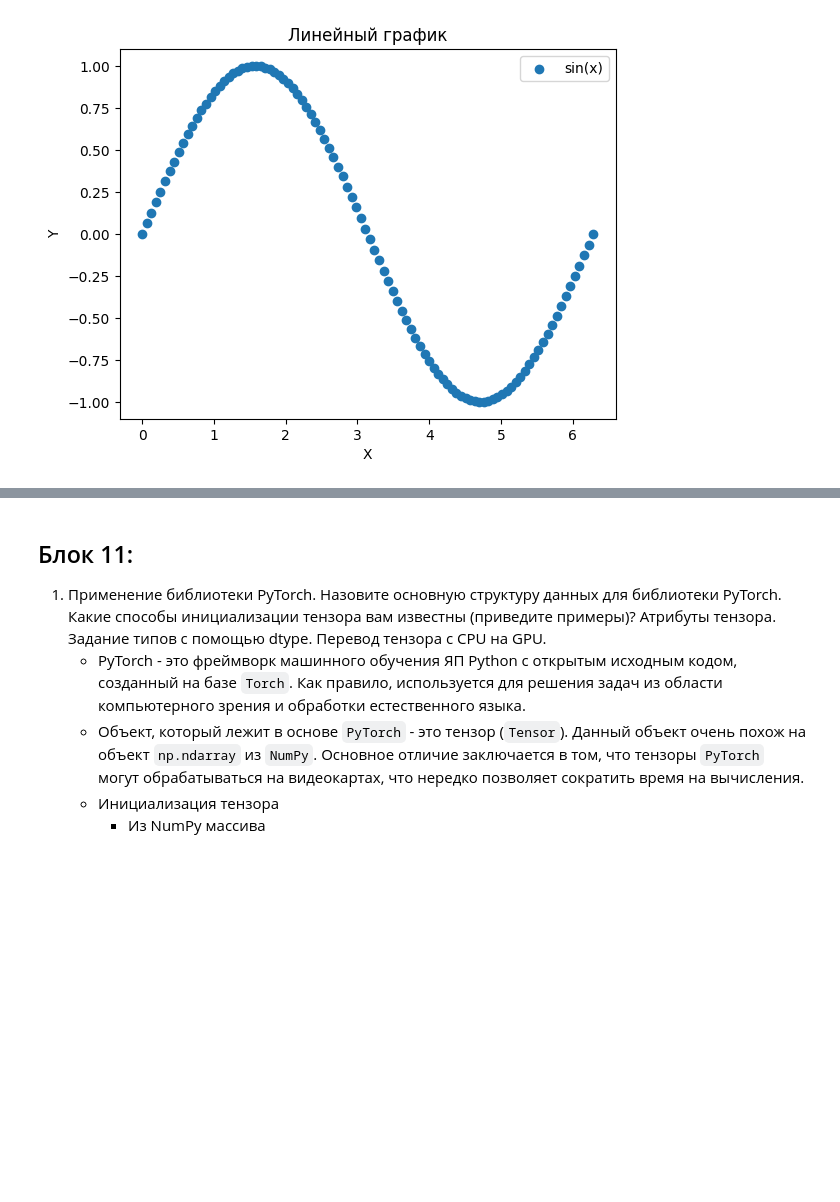
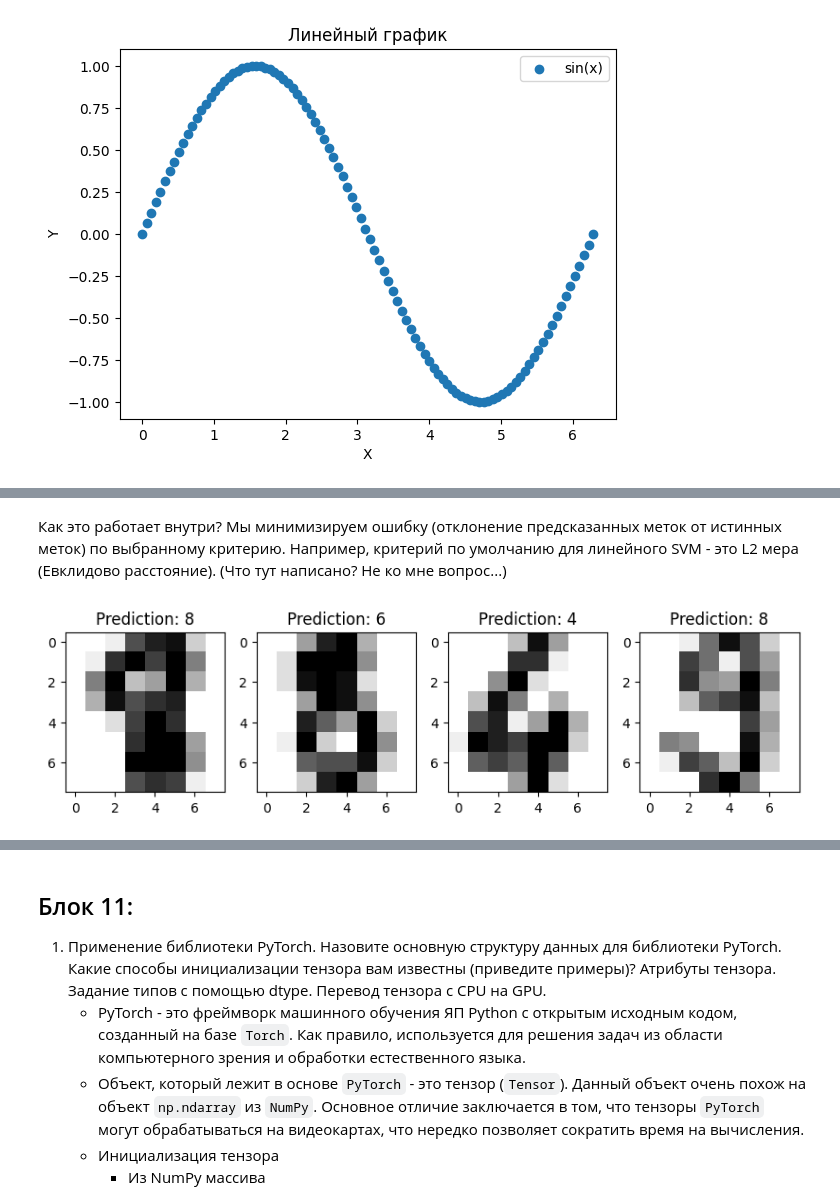
Before and after one commit to Quyntrd/zachet, a Jupyter notebook: zachet.ipynb, the cells around one changed output, grey strips where cells are left out. Cells and saved outputs as stored; diff of their text form; code cells hidden in the pictures; blank space fills up the shorter version.

```diff
--- a/zachet.ipynb
+++ b/zachet.ipynb
@@ -836,0 +1096,5 @@ plt.show()
+# %%
+#Инициализируем классификатор
+
+clf_svm = svm.LinearSVC()
+clf_knn = neighbors.KNeighborsClassifier(n_neighbors=5)
@@ -836,0 +1127,16 @@ plt.show()
+# %% [markdown]
+Как это работает внутри?
+Мы минимизируем ошибку (отклонение предсказанных меток от истинных меток) по выбранному критерию.
+Например, критерий по умолчанию для линейного SVM - это L2 мера (Евклидово расстояние).
+(Что тут написано? Не ко мне вопрос...)
+# %%
+#Проверяем, че оно там классифицирует
+
+predicted_svm = clf_svm.predict(x_test)
+
+_, axes = plt.subplots(nrows=1, ncols=4, figsize=(10, 3))
+for ax, image, prediction in zip(axes, x_test, predicted_svm):
+  ax.imshow(image.reshape((8, -1)), cmap=plt.cm.gray_r, interpolation="nearest")
+  ax.set_title(f"Prediction: {prediction}")
+# %% [output]
+[figure, added]
```
Also changed, not shown: parts of 32 cells of this notebook.
